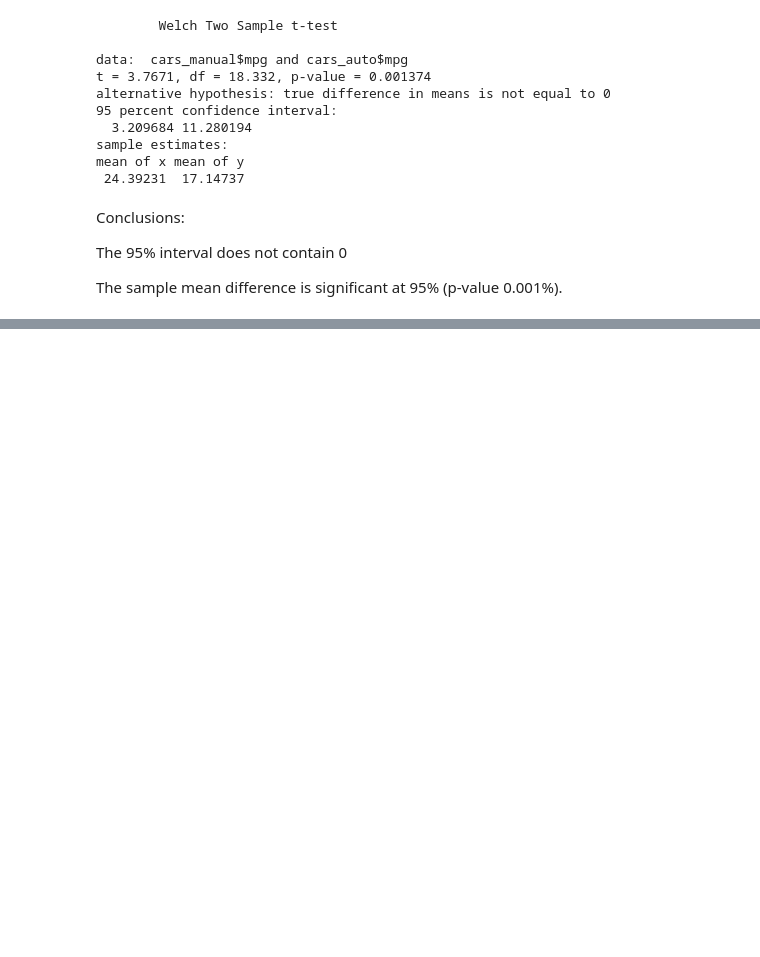
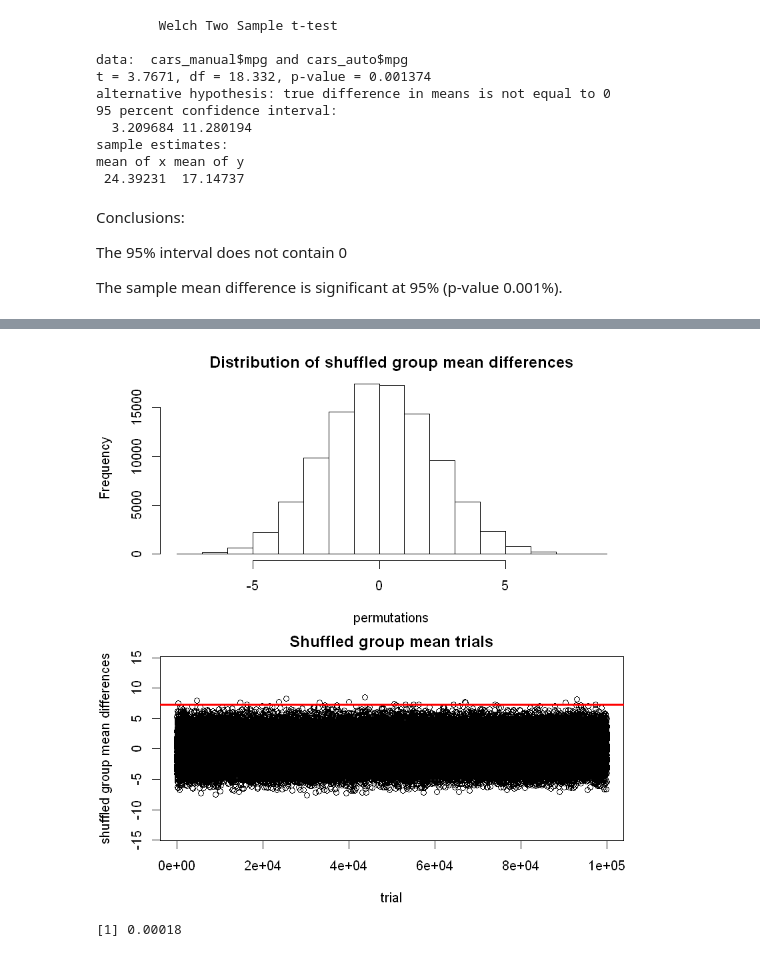
Before and after one commit to kabalaandrew/R, a Jupyter notebook: MT- cars data analysis.ipynb, the cells around one changed output, grey strips where cells are left out. Saved outputs shown, nothing was run; the diff lists cells and outputs as text; code cells hidden in the pictures; blank space fills up the shorter version.

```diff
--- a/MT- cars data analysis.ipynb
+++ b/MT- cars data analysis.ipynb
@@ -91,0 +100,21 @@ The sample mean difference is significant at 95% (p-value 0.001%).
+# %%
+#### Permutation test ####
+# what if I shuffle the am groups and calculate the mean?
+
+# get target variable and group vectors
+y = mtcars$mpg
+group = mtcars$am
+y; group
+
+# baseline group means and difference
+baselineMeans = tapply(mtcars$mpg, mtcars$am, mean)
+baselineMeansDiff = baselineMeans[2] - baselineMeans[1]
+
+tStat = function(w, g) mean(w[g == 1]) - mean(w[g == 0])
+observedDiff = tStat(y, group)
+
+# check if function works - should be 0:
+baselineMeansDiff - observedDiff
+
+# execute shuffle:
+permutations = sapply(1:100000, function(i) tStat(y, sample(group)))
@@ -91,0 +128,13 @@ The sample mean difference is significant at 95% (p-value 0.001%).
+# %%
+# shuffle experiment results plots:
+par(mfrow = c(2, 1), mar = c(4, 4, 2, 2))
+hist(permutations, main = "Distribution of shuffled group mean differences") # distribution of difference of averages of permuted groups
+plot(permutations, type = "b", main = "Shuffled group mean trials", xlab = "trial", ylab = "shuffled group mean differences", ylim = c(-14, 14))
+abline(h = observedDiff, col = "red", lwd = 3)
+# %% [output]
+[figure, added]
+# %%
+# there is not even 1 case where by chance I get a difference value greater than the observed!
+mean(permutations > observedDiff)
+# %% [output]
+[1] 0.00018
```
Also changed, not shown: parts of 3 cells of this notebook, 8 other files.
